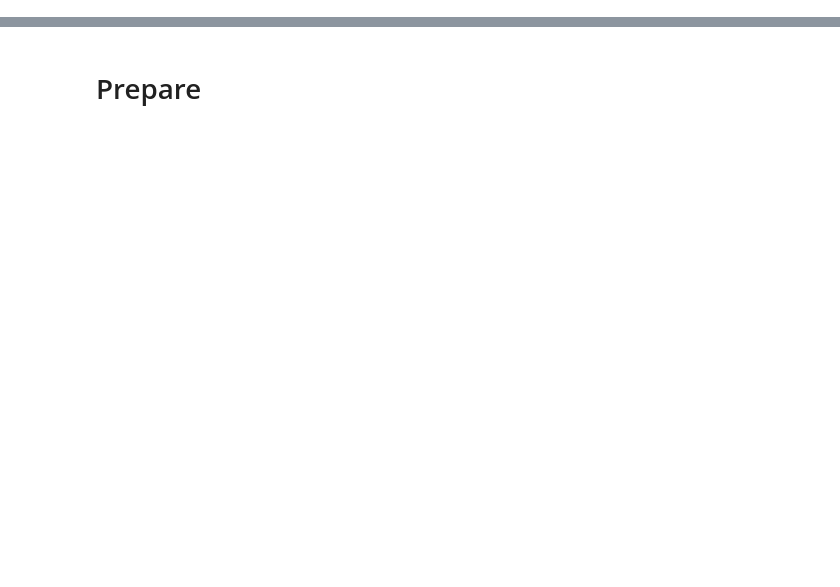
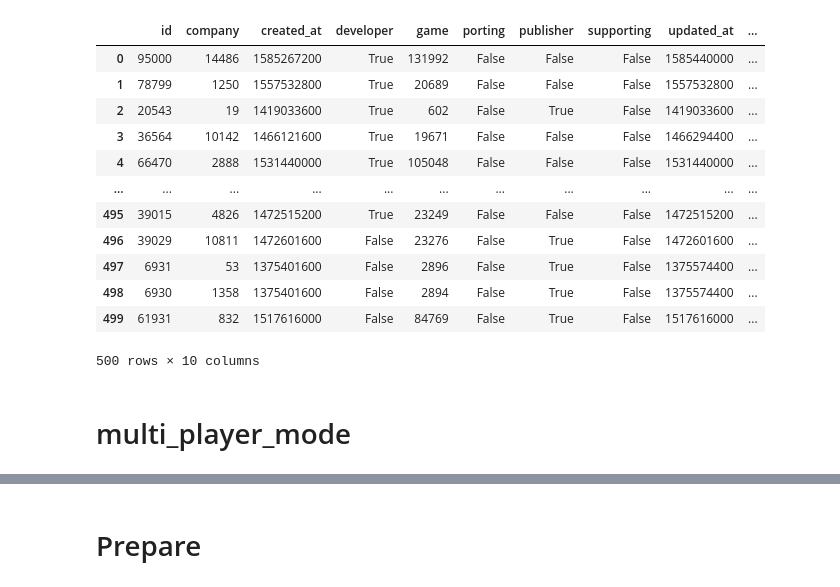
Before and after one commit to MrEnigmamgine/Videogame-Capstone_fork, a Jupyter notebook: glady's notebook.ipynb, the cells around one changed output, grey strips where cells are left out. Saved outputs shown, nothing was run; the diff lists cells and outputs as text; code cells hidden in the pictures; blank space fills up the shorter version.

```diff
--- a/glady's notebook.ipynb
+++ b/glady's notebook.ipynb
@@ -28,2 +26,6 @@ def connect_api():
 # %%
 access_token = connect_api()
+# %%
+def run_wrapper():
+    wrapper = IGDBWrapper(f'{Client_ID}', f'{access_token}')
+    return wrapper
@@ -29,0 +48,2 @@ access_token = connect_api()
+# %%
+wrapper = run_wrapper()
@@ -29,0 +300,2 @@ access_token = connect_api()
+# %%
+involved_companies = wrapper.api_request('involved_companies', 'fields *;limit 500;')
@@ -29,0 +304,16 @@ access_token = connect_api()
+# %%
+involved_companies
+# %% [output]
+|  | id | company | created_at | developer | game | porting | publisher | supporting | updated_at | ... |
+| 0 | 95000 | 14486 | 1585267200 | True | 131992 | False | False | False | 1585440000 | ... |
+| 1 | 78799 | 1250 | 1557532800 | True | 20689 | False | False | False | 1557532800 | ... |
+| 2 | 20543 | 19 | 1419033600 | True | 602 | False | True | False | 1419033600 | ... |
+| 3 | 36564 | 10142 | 1466121600 | True | 19671 | False | False | False | 1466294400 | ... |
+| 4 | 66470 | 2888 | 1531440000 | True | 105048 | False | False | False | 1531440000 | ... |
+| ... | ... | ... | ... | ... | ... | ... | ... | ... | ... | ... |
+| 495 | 39015 | 4826 | 1472515200 | True | 23249 | False | False | False | 1472515200 | ... |
+| 496 | 39029 | 10811 | 1472601600 | False | 23276 | False | True | False | 1472601600 | ... |
+| 497 | 6931 | 53 | 1375401600 | False | 2896 | False | True | False | 1375574400 | ... |
+| 498 | 6930 | 1358 | 1375401600 | False | 2894 | False | True | False | 1375574400 | ... |
+| 499 | 61931 | 832 | 1517616000 | False | 84769 | False | True | False | 1517616000 | ... |
+500 rows × 10 columns
@@ -29,0 +329,2 @@ access_token = connect_api()
+# %% [markdown]
+# multi_player_mode
```
Also changed, not shown: parts of 83 cells of this notebook.
